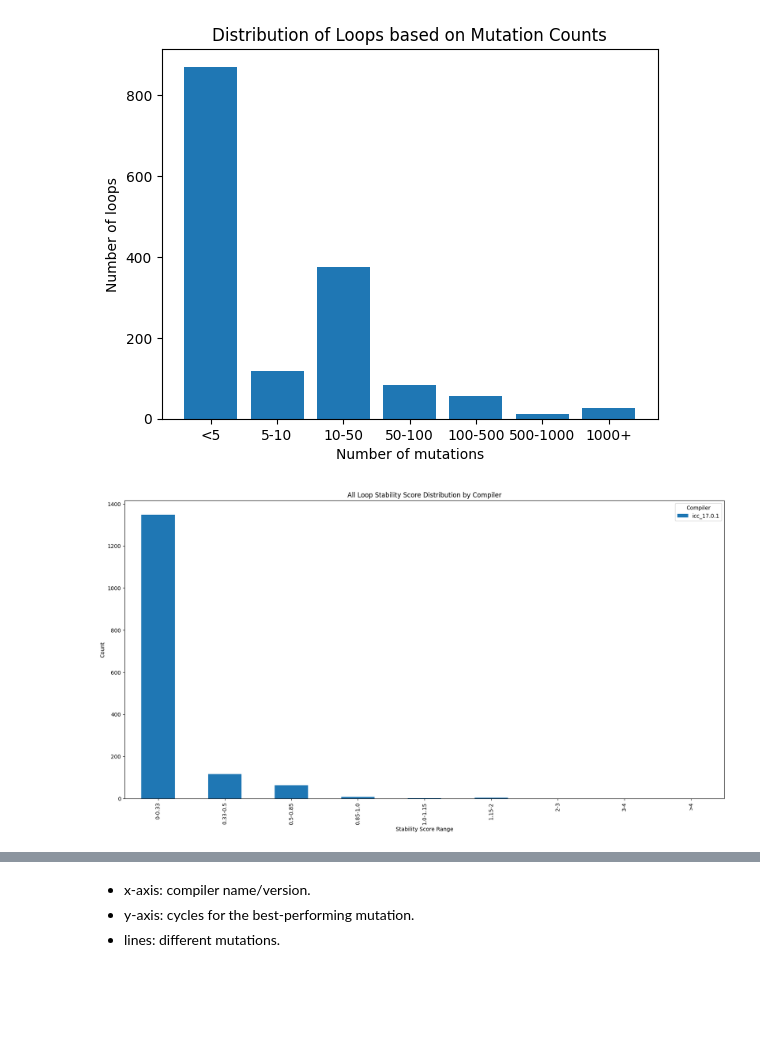
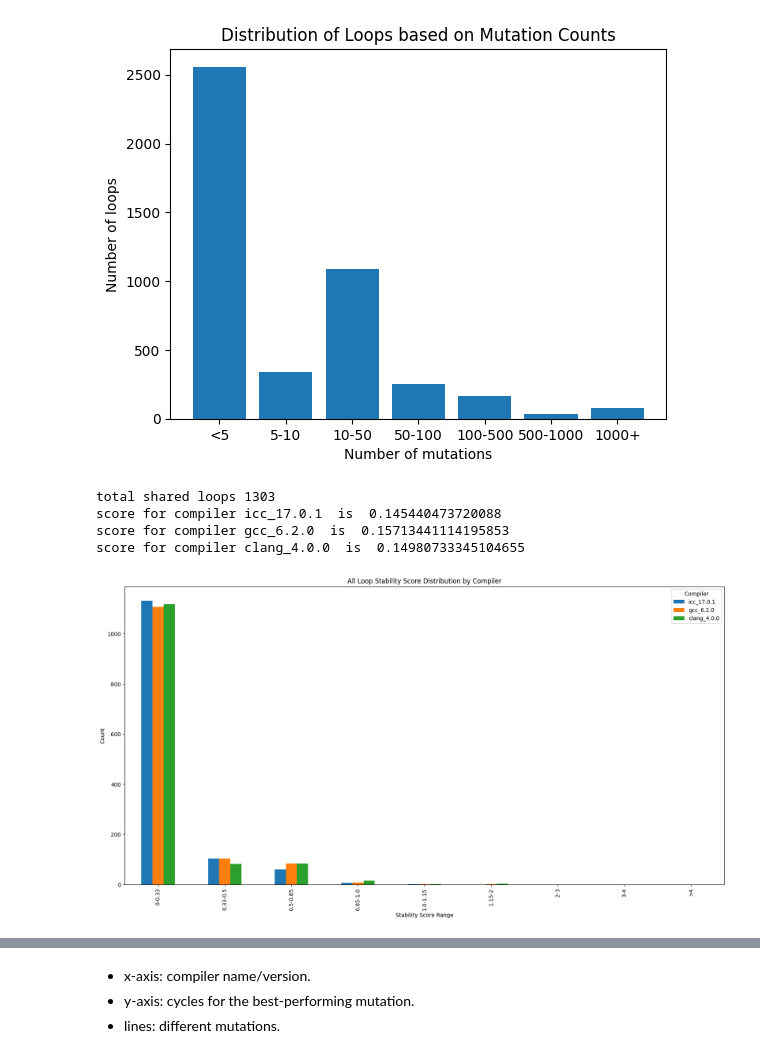
Before and after one commit to intel/program-optimization-advice-exploration-scripts, a Jupyter notebook: qaas-web/lore/backend/db_graph.ipynb, the cells around one changed output, grey strips where cells are left out. Drawn from its saved outputs; the diff is of its cells as text; code cells hidden in the pictures; blank space fills up the shorter version.

```diff
--- a/qaas-web/lore/backend/db_graph.ipynb
+++ b/qaas-web/lore/backend/db_graph.ipynb
@@ -56,7 +56,7 @@ def load_all_loops_raw_speedup_data_per_compiler(compiler_vendor, compiler_versi
 def iterate_compilers_and_load_data(process_func):
     # compiler_vendors_and_versions = get_all_compiler_vendors_and_versions().
     # compiler_vendors_and_versions = [('icc', '17.0.1'),('icc','15.0.6'),('gcc','6.2.0'),('gcc','4.8.5'),('gcc','4.7.4'),('clang','4.0.0'),('clang','3.6.2'),('clang','3.4.2')]
-    compiler_vendors_and_versions = [('icc', '17.0.1')]
+    compiler_vendors_and_versions = [('icc', '17.0.1'), ('gcc','6.2.0'), ('clang','4.0.0')]
 
     results = []
 
@@ -407,7 +407,7 @@ def plot_mutation_count_per_loop(mutation_counts_data):
 
 plot_mutation_count_per_loop(iterate_compilers_and_load_data(process_mutation_count))
 # %% [output]
-[figure, old version]
+[figure, new version]
 # %%
 plt.close('all')
 # %%
@@ -419,13 +419,15 @@ def compute_stability_score(values):
     std_dev = np.std(values)
     return std_dev / mean
 
+def compute_average(list):
+    return sum(list) / len(list)
 def process_get_stability_score_all_loops_per_compiler(vendor, version, raw_data):
     refs_per_orig_loop_key = raw_data
     stability_scores_all_loops = []
     for orig_loop_key, refs in refs_per_orig_loop_key.items():
         refs = reorder_refs(refs)
         score = compute_stability_score(refs)
-        stability_scores_all_loops.append(score)
+        stability_scores_all_loops.append({orig_loop_key: score})
 
 
     return {
@@ -433,38 +435,63 @@ def process_get_stability_score_all_loops_per_compiler(vendor, version, raw_data
         'stability_score' : stability_scores_all_loops
     }
 
+def find_shared_loops(data, key='stability_score'):
+    # Extract loop IDs from each compiler's data
+    loop_sets = []
+    for entry in data:
+        source_ids = [list(score_dict.keys())[0] for score_dict in entry[key]]
+        loop_sets.append(set(source_ids))
+
+    # Find the intersection of all loop IDs to get the shared ones
+    shared_source_ids = set.intersection(*loop_sets) if loop_sets else set()
+
+    return shared_source_ids
 
 def plot_stability_score_per_loop(data):
+    #should only compute the loops that are shared by all compilers
+    shared_source_ids = find_shared_loops(data)
+
     STABILITY_SCORE_BINS = [0, 0.33, 0.5, 0.85, 1.0, 1.15, 2, 3, 4, float('inf')]
     STABILITY_SCORE_LABELS = ['0-0.33', '0.33-0.5', '0.5-0.85', '0.85-1.0', '1.0-1.15', '1.15-2', '2-3', '3-4', '>4']
 
     bin_counts = {label: {} for label in STABILITY_SCORE_LABELS}
-
+    print("total shared loops", len(shared_source_ids))
     for entry in data:
         compiler = entry['compiler']
         scores = entry['stability_score']
-
-        for score in scores:
+        Sintra = []
+        for score_dict in scores:
+            orig_source_id = list(score_dict.keys())[0]
+            if orig_source_id not in shared_source_ids:
+                continue
+            score = list(score_dict.values())[0]
+            Sintra.append(score)
             bin_label = get_label_from_bins(score, STABILITY_SCORE_BINS, STABILITY_SCORE_LABELS)
             bin_counts[bin_label].setdefault(compiler, 0)
             bin_counts[bin_label][compiler] += 1
+
+        print("score for compiler", compiler, " is ", compute_average(Sintra))
 
     # dict to df
     df = pd.DataFrame(bin_counts).T
     df = df.fillna(0)  #  NaN to 0
 
     # Histogram plot
     # df.plot(kind='bar', stacked=True, figsize=(10,6))
     df.plot(kind='bar', figsize=(20,10))
 
     plt.title('All Loop Stability Score Distribution by Compiler')
     plt.xlabel('Stability Score Range')
     plt.ylabel('Count')
     plt.legend(title='Compiler')
     plt.show()
 
-
-plot_stability_score_per_loop(iterate_compilers_and_load_data(process_get_stability_score_all_loops_per_compiler))
+all_mutation_all_loop_stability_score_per_compiler = iterate_compilers_and_load_data(process_get_stability_score_all_loops_per_compiler)
+plot_stability_score_per_loop(all_mutation_all_loop_stability_score_per_compiler)
 # %% [output]
+total shared loops 1303
+score for compiler icc_17.0.1  is  0.145440473720088
+score for compiler gcc_6.2.0  is  0.15713441114195853
+score for compiler clang_4.0.0  is  0.14980733345104655
-[figure, old version]
+[figure, new version]
 # %%
```
Also changed, not shown: parts of 5 cells of this notebook, 13 other files.
